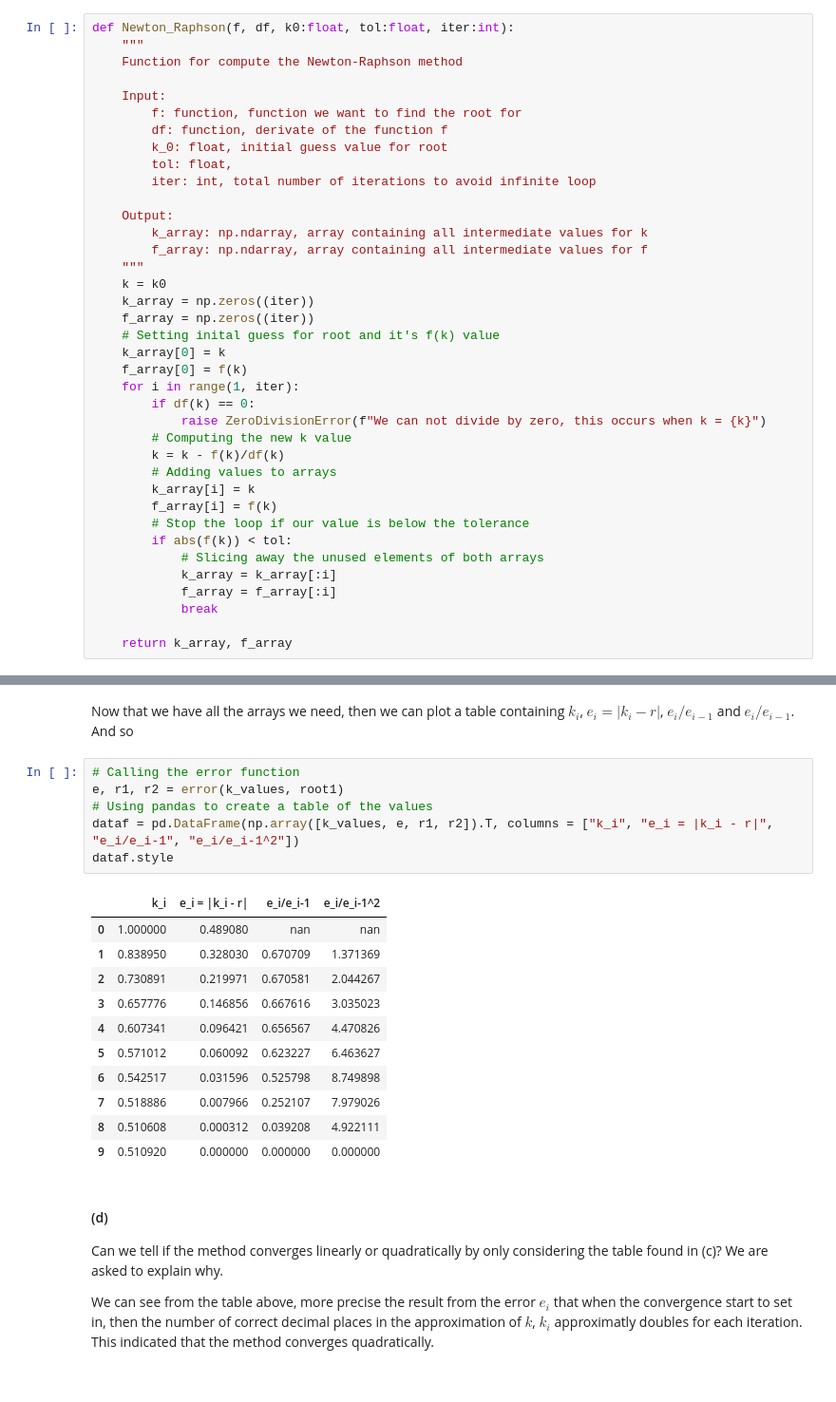
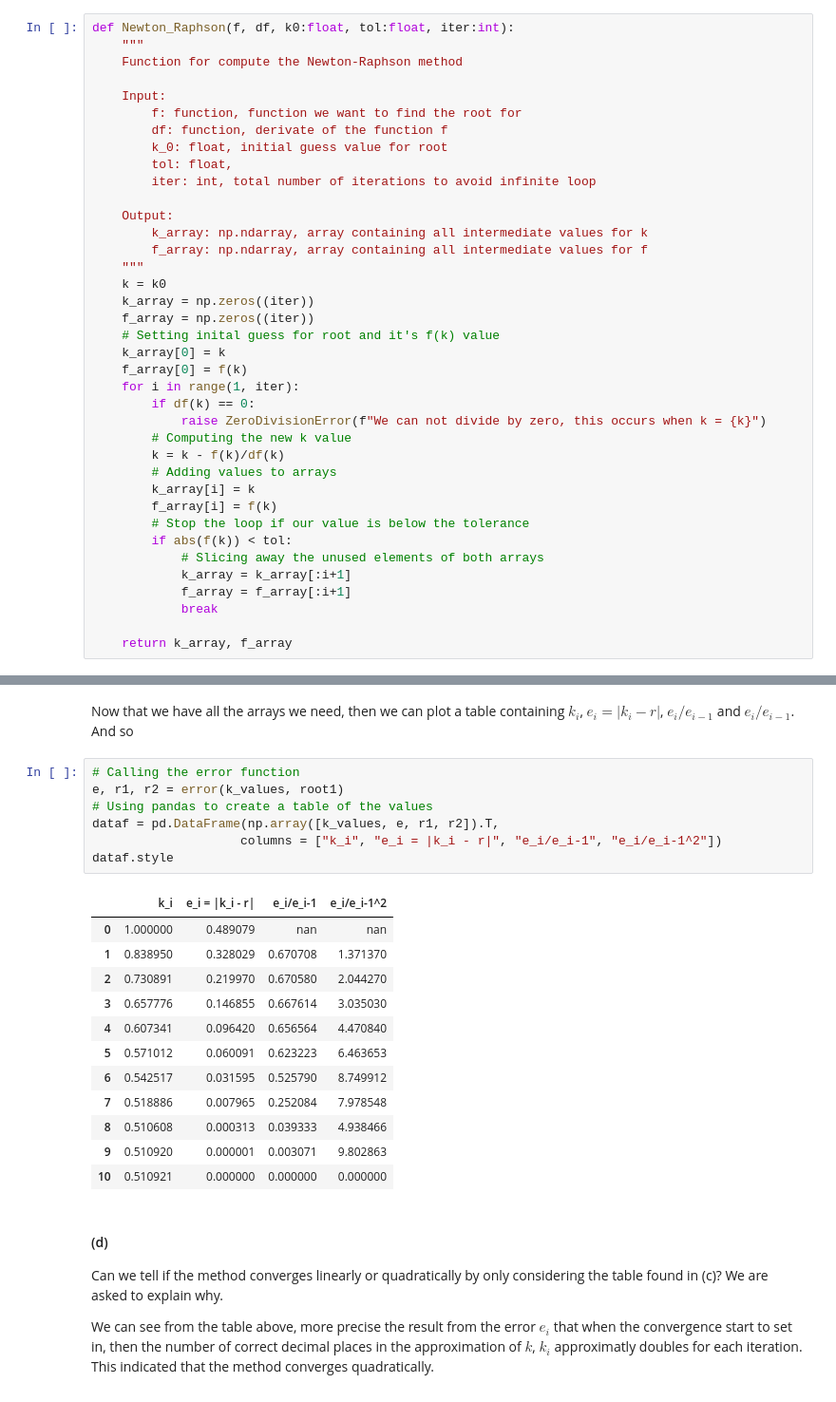
Before and after one commit to Danant98/MA2, a Jupyter notebook: MA2.ipynb, the cells around one changed output, grey strips where cells are left out. Shown at 95% size. Saved outputs shown, nothing was run; the diff lists cells and outputs as text.

```diff
--- a/MA2.ipynb
+++ b/MA2.ipynb
@@ -722,8 +722,8 @@ def Newton_Raphson(f, df, k0:float, tol:float, iter:int):
         # Stop the loop if our value is below the tolerance
         if abs(f(k)) < tol:
             # Slicing away the unused elements of both arrays
-            k_array = k_array[:i]
-            f_array = f_array[:i]
+            k_array = k_array[:i+1]
+            f_array = f_array[:i+1]
             break
 
     return k_array, f_array
@@ -762,21 +762,23 @@ Now that we have all the arrays we need, then we can plot a table containing $k_
 # %%
 # Calling the error function
 e, r1, r2 = error(k_values, root1)
 # Using pandas to create a table of the values
-dataf = pd.DataFrame(np.array([k_values, e, r1, r2]).T, columns = ["k_i", "e_i = |k_i - r|", "e_i/e_i-1", "e_i/e_i-1^2"])
+dataf = pd.DataFrame(np.array([k_values, e, r1, r2]).T,
+                    columns = ["k_i", "e_i = |k_i - r|", "e_i/e_i-1", "e_i/e_i-1^2"])
 dataf.style
 # %% [output]
 |  | k_i | e_i = |k_i - r| | e_i/e_i-1 | e_i/e_i-1^2 |
-| 0 | 1.000000 | 0.489080 | nan | nan |
-| 1 | 0.838950 | 0.328030 | 0.670709 | 1.371369 |
-| 2 | 0.730891 | 0.219971 | 0.670581 | 2.044267 |
-| 3 | 0.657776 | 0.146856 | 0.667616 | 3.035023 |
-| 4 | 0.607341 | 0.096421 | 0.656567 | 4.470826 |
-| 5 | 0.571012 | 0.060092 | 0.623227 | 6.463627 |
-| 6 | 0.542517 | 0.031596 | 0.525798 | 8.749898 |
-| 7 | 0.518886 | 0.007966 | 0.252107 | 7.979026 |
-| 8 | 0.510608 | 0.000312 | 0.039208 | 4.922111 |
-| 9 | 0.510920 | 0.000000 | 0.000000 | 0.000000 |
+| 0 | 1.000000 | 0.489079 | nan | nan |
+| 1 | 0.838950 | 0.328029 | 0.670708 | 1.371370 |
+| 2 | 0.730891 | 0.219970 | 0.670580 | 2.044270 |
+| 3 | 0.657776 | 0.146855 | 0.667614 | 3.035030 |
+| 4 | 0.607341 | 0.096420 | 0.656564 | 4.470840 |
+| 5 | 0.571012 | 0.060091 | 0.623223 | 6.463653 |
+| 6 | 0.542517 | 0.031595 | 0.525790 | 8.749912 |
+| 7 | 0.518886 | 0.007965 | 0.252084 | 7.978548 |
+| 8 | 0.510608 | 0.000313 | 0.039333 | 4.938466 |
+| 9 | 0.510920 | 0.000001 | 0.003071 | 9.802863 |
+| 10 | 0.510921 | 0.000000 | 0.000000 | 0.000000 |
 # %% [markdown]
 #### (d)
 
```
Also changed, not shown: parts of 9 cells of this notebook.
